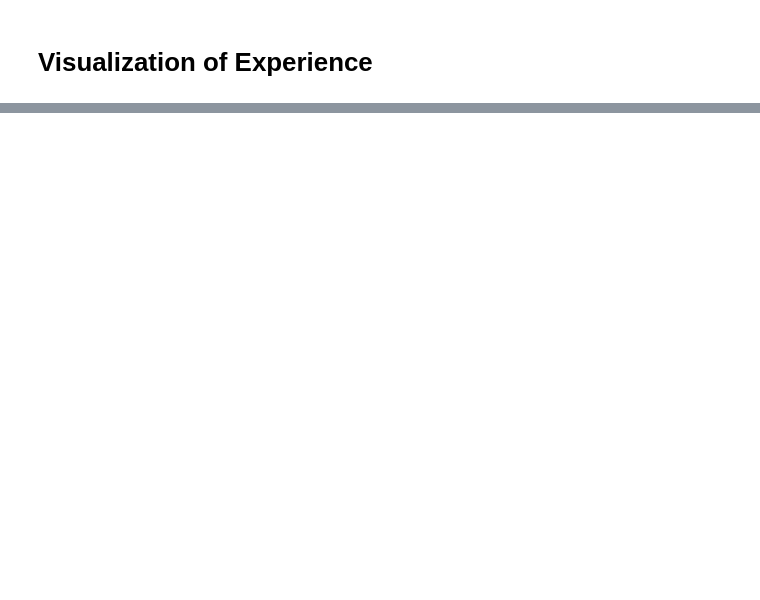
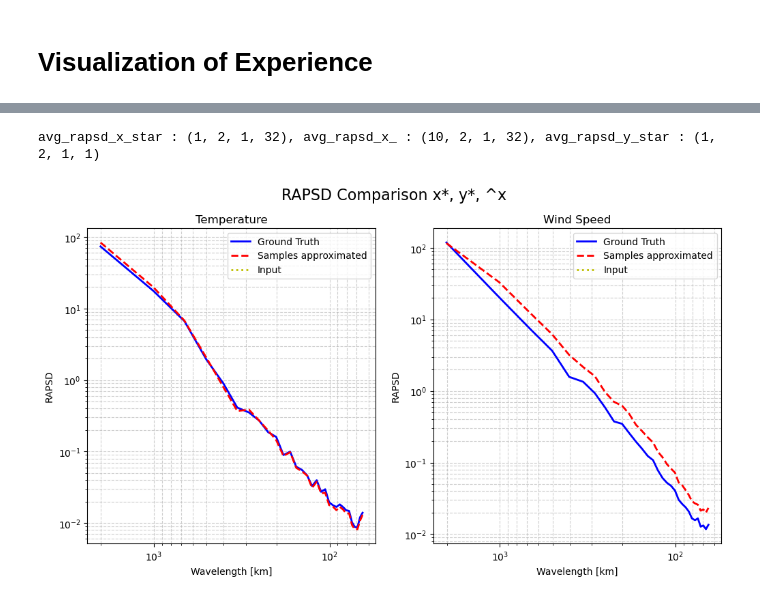
Before and after one commit to maxime-temoschenko/TFE, a Jupyter notebook: experiment_downsampling.ipynb, the cells around one changed output, grey strips where cells are left out. Saved outputs shown, nothing was run; the diff lists cells and outputs as text; code cells hidden in the pictures; blank space fills up the shorter version.

```diff
--- a/experiment_downsampling.ipynb
+++ b/experiment_downsampling.ipynb
@@ -83,3 +224,5 @@ Model restored from slurm/checkpoints/attention_config_spatial_T2m_U10m_2000_201
+# %%
+testloader, vpsde, mask, mask_cpu = giddy_pond_setup['validloader'], giddy_pond_setup['vpsde'], giddy_pond_setup['mask'], giddy_pond_setup['mask_cpu']
 # %% [markdown]
 <h2> A(x_(x(t)) </h2>
 # %%
@@ -196,0 +419,41 @@ U10m  Mean : 3.807765245437622, Var: 0.7075946927070618
+# %%
+import utils
+importlib.reload(utils)
+x_ = x.squeeze(1)
+wavelengths_x_star, radii,  avg_rapsd_x_star, channel_rapsds = utils.compute_rapsd(x_star, 5)
+wavelengths_x_, _, avg_rapsd_x_, _ = utils.compute_rapsd(x_, 5)
+wavelengths_y_star, _, avg_rapsd_y_star, _ = utils.compute_rapsd(y_star, 5)
+# %%
+print(f"avg_rapsd_x_star : {avg_rapsd_x_star.shape}, avg_rapsd_x_ : {avg_rapsd_x_.shape}, avg_rapsd_y_star : {avg_rapsd_y_star.shape}")
+# %% [output]
+avg_rapsd_x_star : (1, 2, 1, 32), avg_rapsd_x_ : (10, 2, 1, 32), avg_rapsd_y_star : (1, 2, 1, 1)
+# %%
+channel_names = ["Temperature", "Wind Speed"]
+title =  f"RAPSD Comparison x*, y*, ^x"
+figsize  = (12, 6)
+fig, axes = plt.subplots(1, len(channel_names), figsize=figsize)
+if len(channel_names) == 1:
+    axes = np.array([axes])
+
+#mean_rapsd_x_star = np.mean(avg_rapsd_x_star.squeeze(2), axis=0)
+mean_rapsd_x_ = np.mean(avg_rapsd_x_.squeeze(2), axis=0)
+#mean_rapsd_y_star = np.mean(avg_rapsd_y_star.squeeze(2), axis=0)
+for i, name in enumerate(channel_names):
+    ax = axes[i]
+    ax.loglog(wavelengths_x_star, avg_rapsd_x_star.squeeze(2)[0][i], 'b-', label='Ground Truth', linewidth=2)
+    ax.loglog(wavelengths_x_, mean_rapsd_x_[i], 'r--', label='Samples approximated', linewidth=2)
+    ax.loglog(wavelengths_y_star, avg_rapsd_y_star.squeeze(2)[0][i], 'y:', label='Input', linewidth=2)
+    ax.xaxis.set_inverted(True)
+    ax.set_xlabel('Wavelength [km]')
+    ax.set_ylabel('RAPSD')
+    ax.set_title(name)
+    ax.grid(True, which="both", ls="--", alpha=0.6)
+    ax.legend()
+
+# Add overall figure title
+fig.suptitle(title, fontsize=16)
+# Add space for the title
+
+plt.show()
+# %% [output]
+[figure, added]
```
Also changed, not shown: parts of 15 cells of this notebook.
